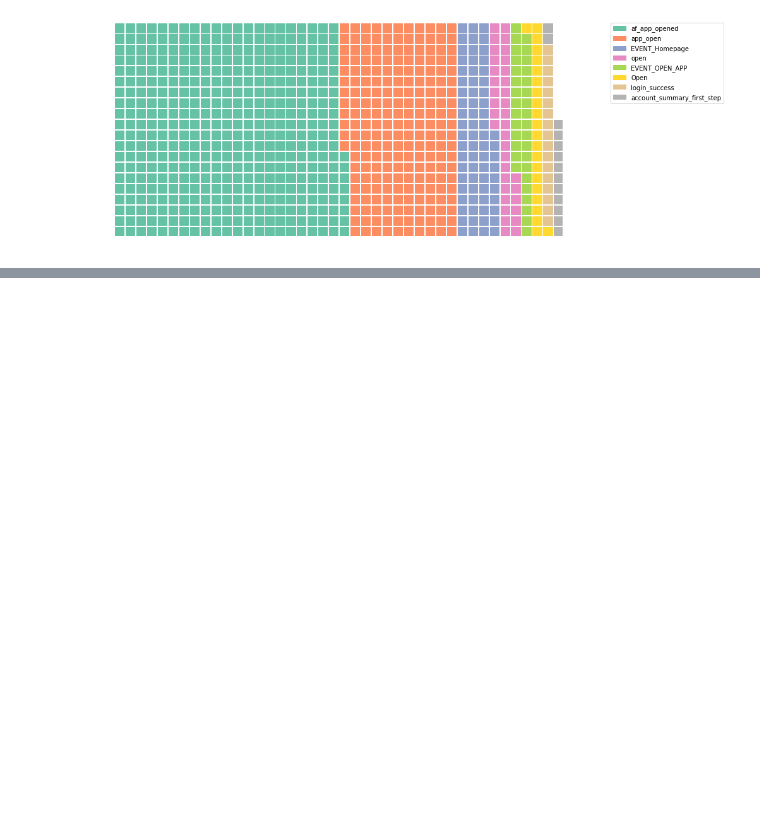
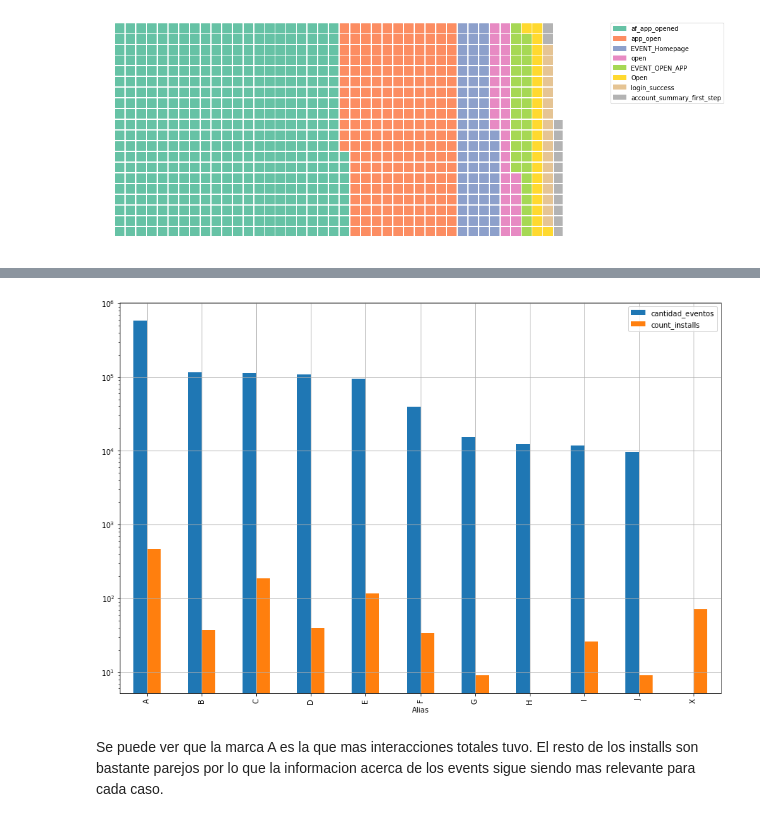
Before and after one commit to sberoch/Datos, a Jupyter notebook: installs.ipynb, the cells around one changed output, grey strips where cells are left out. Drawn from its saved outputs; the diff is of its cells as text; code cells hidden in the pictures; blank space fills up the shorter version.

```diff
--- a/installs.ipynb
+++ b/installs.ipynb
@@ -86,0 +120,11 @@ fig = plt.figure(
+# %%
+events_graficable = events_graficable.sort_values(by=['cantidad_eventos'],ascending=False)
+events_graficable = events_graficable.head(10)
+events_graficable['Alias'] = ['A','B','C','D','E','F','G','H','I','J']
+# %%
+merged = events_graficable.merge(installs_graficable, on = 'device_brand', how = 'outer')
+# %%
+merged = merged[['cantidad_eventos','count_installs','Alias_x']]
+merged.reset_index(inplace = True)
+# %%
+merged.loc[10, 'Alias_x'] = 'X'
@@ -86,0 +146,8 @@ fig = plt.figure(
+# %%
+grph3 = merged.loc[:,['cantidad_eventos','count_installs', 'Alias_x']].plot.bar(grid = True, x='Alias_x',figsize = (15,10))
+grph3.set_yscale('log')
+grph3.set_xlabel('Alias');
+# %% [output]
+[figure, added]
+# %% [markdown]
+Se puede ver que la marca A es la que mas interacciones totales tuvo. El resto de los installs son bastante parejos por lo que la informacion acerca de los events sigue siendo mas relevante para cada caso.
```
Also changed, not shown: parts of 9 cells of this notebook.
